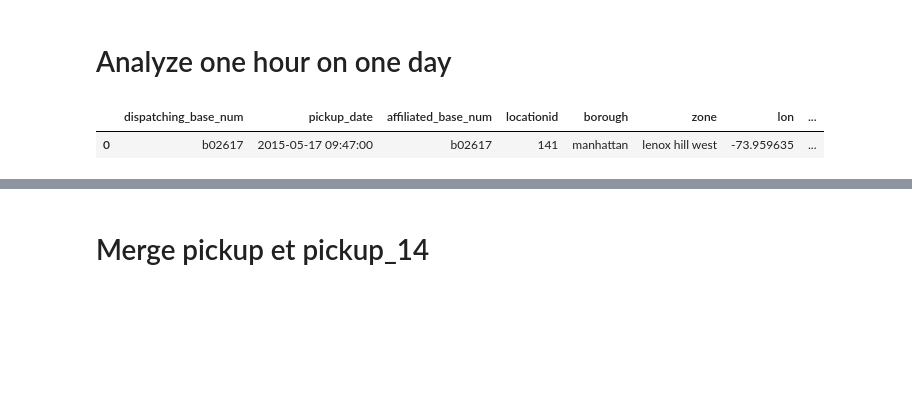
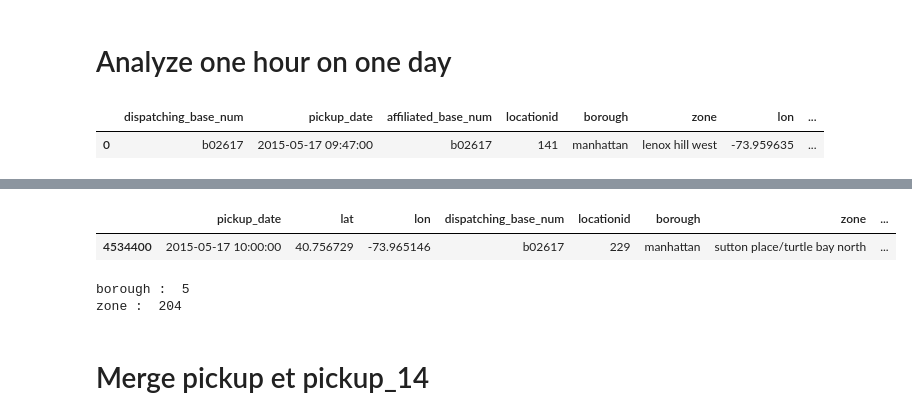
Before and after one commit to helene-mourez/UBER_PICKUPS, a Jupyter notebook: 04-Uber_Pickups_treatments.ipynb, the cells around one changed output, grey strips where cells are left out. Drawn from its saved outputs; the diff is of its cells as text; code cells hidden in the pictures; blank space fills up the shorter version.

```diff
--- a/04-Uber_Pickups_treatments.ipynb
+++ b/04-Uber_Pickups_treatments.ipynb
@@ -171,3 +171,9 @@ pickup.head(1)
 # %% [output]
 |  | dispatching_base_num | pickup_date | affiliated_base_num | locationid | borough | zone | lon | ... |
 | 0 | b02617 | 2015-05-17 09:47:00 | b02617 | 141 | manhattan | lenox hill west | -73.959635 | ... |
+# %%
+df["pickup_date"] = pd.to_datetime(df["pickup_date"])
+df['month'] = df["pickup_date"].dt.month
+df["hour"] = df["pickup_date"].dt.hour
+df["dayofweek"] = df["pickup_date"].dt.dayofweek
+df['pickup_date'].dtype
@@ -173,0 +211,14 @@ pickup.head(1)
+# %%
+begin = pd.Timestamp('2015-05-17 10:00:00')
+end = begin + pd.Timedelta(hours=1)
+
+t1 = df[(df['pickup_date'] >= begin) & (df['pickup_date'] < end)]
+t1.head(1)
+# %% [output]
+|  | pickup_date | lat | lon | dispatching_base_num | locationid | borough | zone | ... |
+| 4534400 | 2015-05-17 10:00:00 | 40.756729 | -73.965146 | b02617 | 229 | manhattan | sutton place/turtle bay north | ... |
+# %%
+print('borough : ', t1["borough"].nunique(), '\nzone : ', t1["zone"].nunique())
+# %% [output]
+borough :  5
+zone :  204
```
Also changed, not shown: parts of 14 cells of this notebook, 4 other files.
